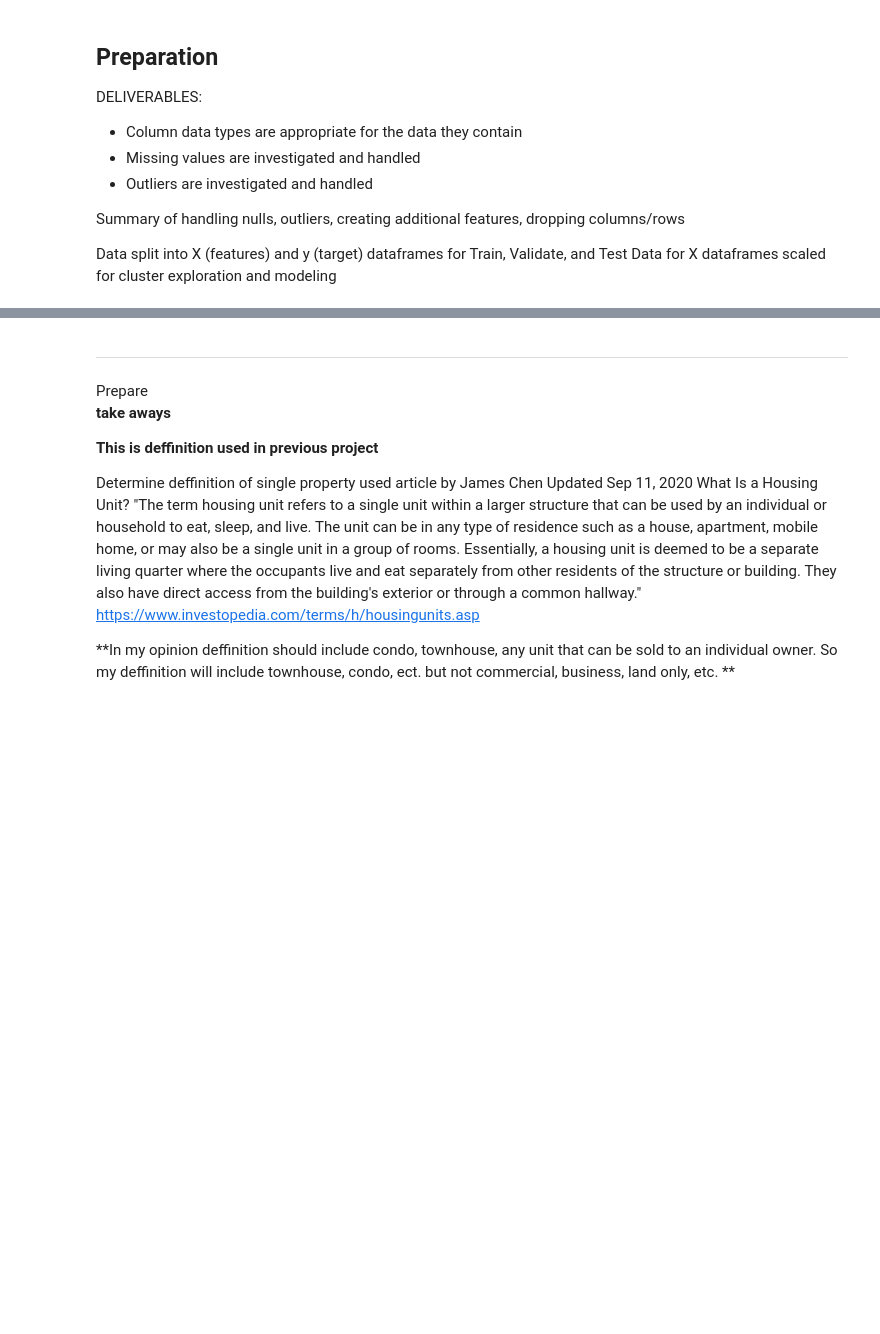
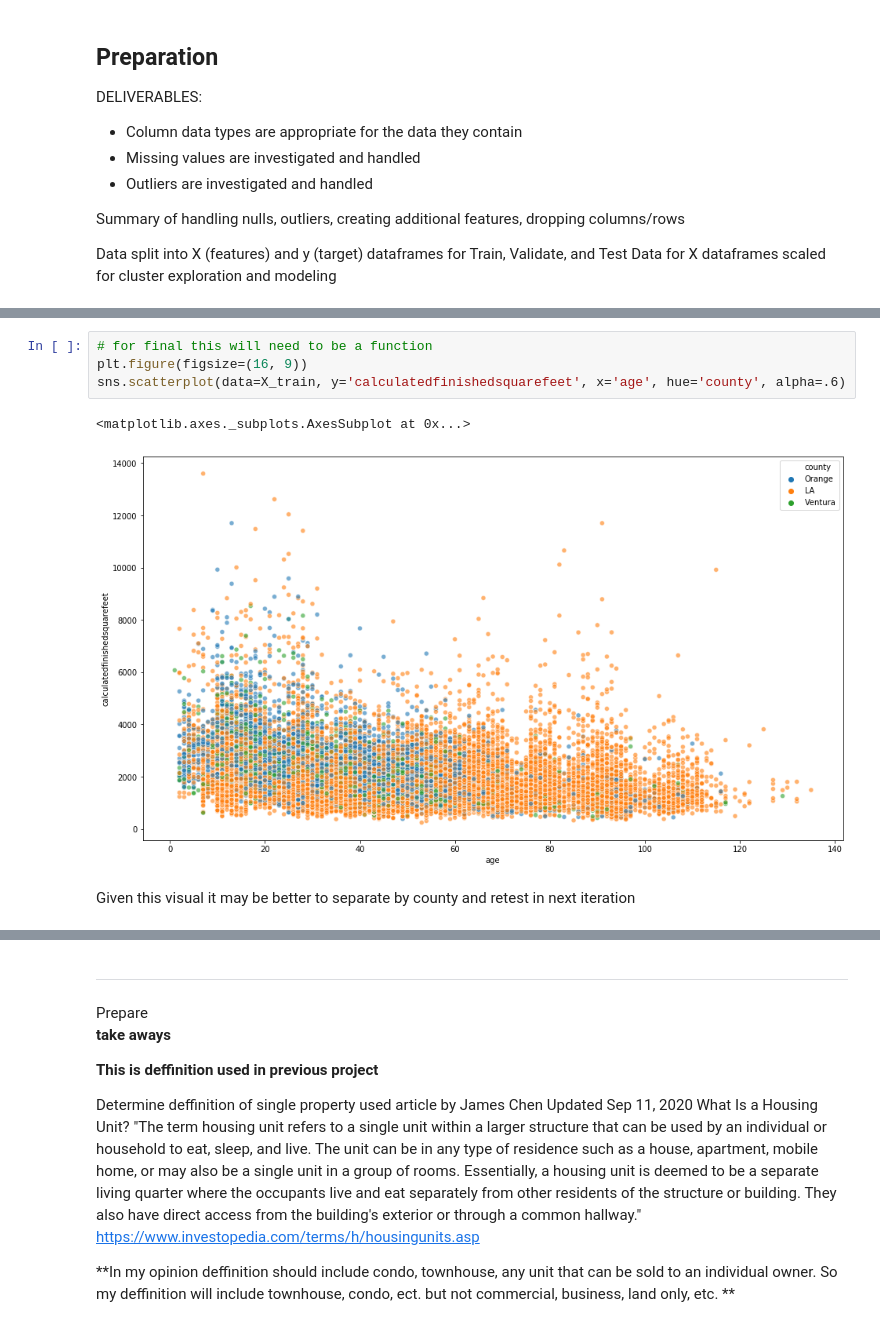
Before and after one commit to RyvynYoung/Zillow_Clustering_Project, a Jupyter notebook: mvp.ipynb, the cells around one changed output, grey strips where cells are left out. Drawn from its saved outputs; the diff is of its cells as text; blank space fills up the shorter version.

```diff
--- a/mvp.ipynb
+++ b/mvp.ipynb
@@ -144,0 +153,9 @@ Acquire
+# %%
+# for final this will need to be a function
+plt.figure(figsize=(16, 9))
+sns.scatterplot(data=X_train, y='calculatedfinishedsquarefeet', x='age', hue='county', alpha=.6)
+# %% [output]
+<matplotlib.axes._subplots.AxesSubplot at 0x...>
+[figure, added]
+# %% [markdown]
+Given this visual it may be better to separate by county and retest in next iteration
```
Also changed, not shown: parts of 25 cells of this notebook, 2 other files.
